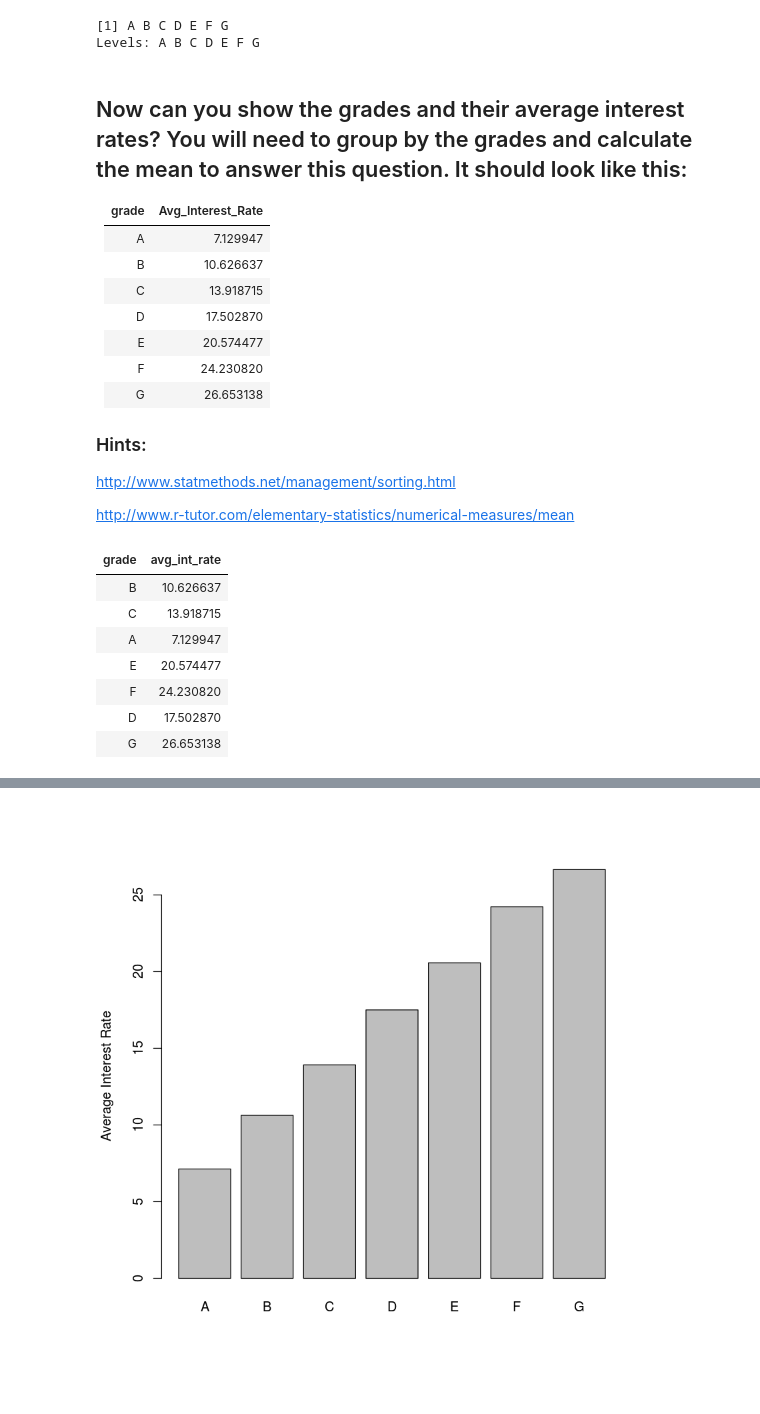
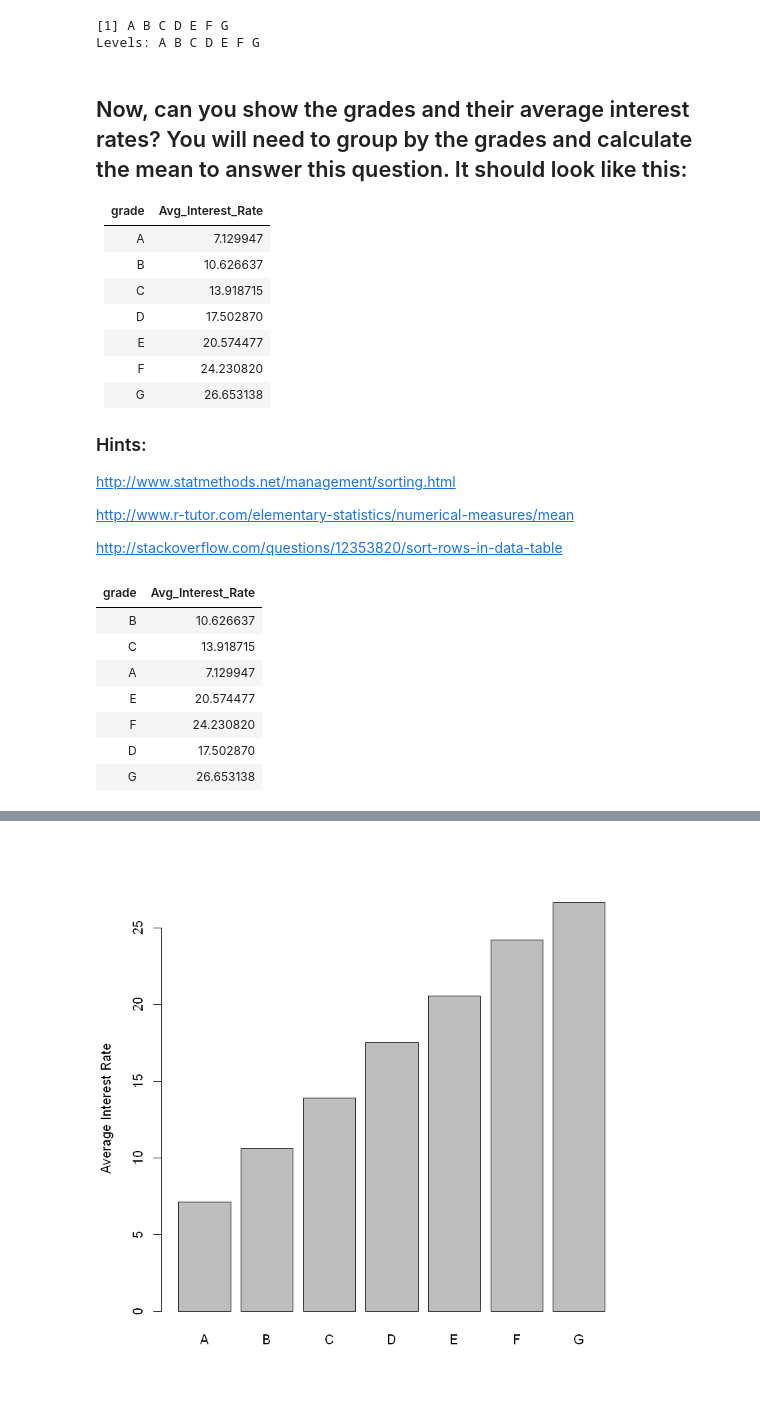
Before and after one commit to nateGeorge/lending_club_EDA, a Jupyter notebook: Lending_Club_EDA_in_R_ANOVA+more.ipynb, the cells around one changed output, grey strips where cells are left out. Saved outputs shown, nothing was run; the diff lists cells and outputs as text; code cells hidden in the pictures.

```diff
--- a/Lending_Club_EDA_in_R_ANOVA+more.ipynb
+++ b/Lending_Club_EDA_in_R_ANOVA+more.ipynb
@@ -115,7 +133,7 @@ https://stat.ethz.ch/R-manual/R-devel/library/base/html/unique.html
 [1] A B C D E F G
 Levels: A B C D E F G
 # %% [markdown]
-## Now can you show the grades and their average interest rates?  You will need to group by the grades and calculate the mean to answer this question.  It should look like this:
+## Now, can you show the grades and their average interest rates?  You will need to group by the grades and calculate the mean to answer this question.  It should look like this:
 
 | grade |	Avg_Interest_Rate |
 |:---|:---|
@@ -131,3 +149,5 @@ Levels: A B C D E F G
 http://www.statmethods.net/management/sorting.html
 
 http://www.r-tutor.com/elementary-statistics/numerical-measures/mean
+
+http://stackoverflow.com/questions/12353820/sort-rows-in-data-table
@@ -136,8 +154,7 @@ acc_dt[, grade]
 # %%
-# TODO:  print out average interest rates for each grade
-acc_dt[, .(avg_int_rate=mean(int_rate)), by=grade]
+# TODO:  print out average interest rates for each grade, and store the result as a data table
 # %% [output]
-| grade | avg_int_rate |
+| grade | Avg_Interest_Rate |
 | B | 10.626637 |
 | C | 13.918715 |
 | A | 7.129947 |
```
Also changed, not shown: parts of 23 cells of this notebook, 1 other file.
